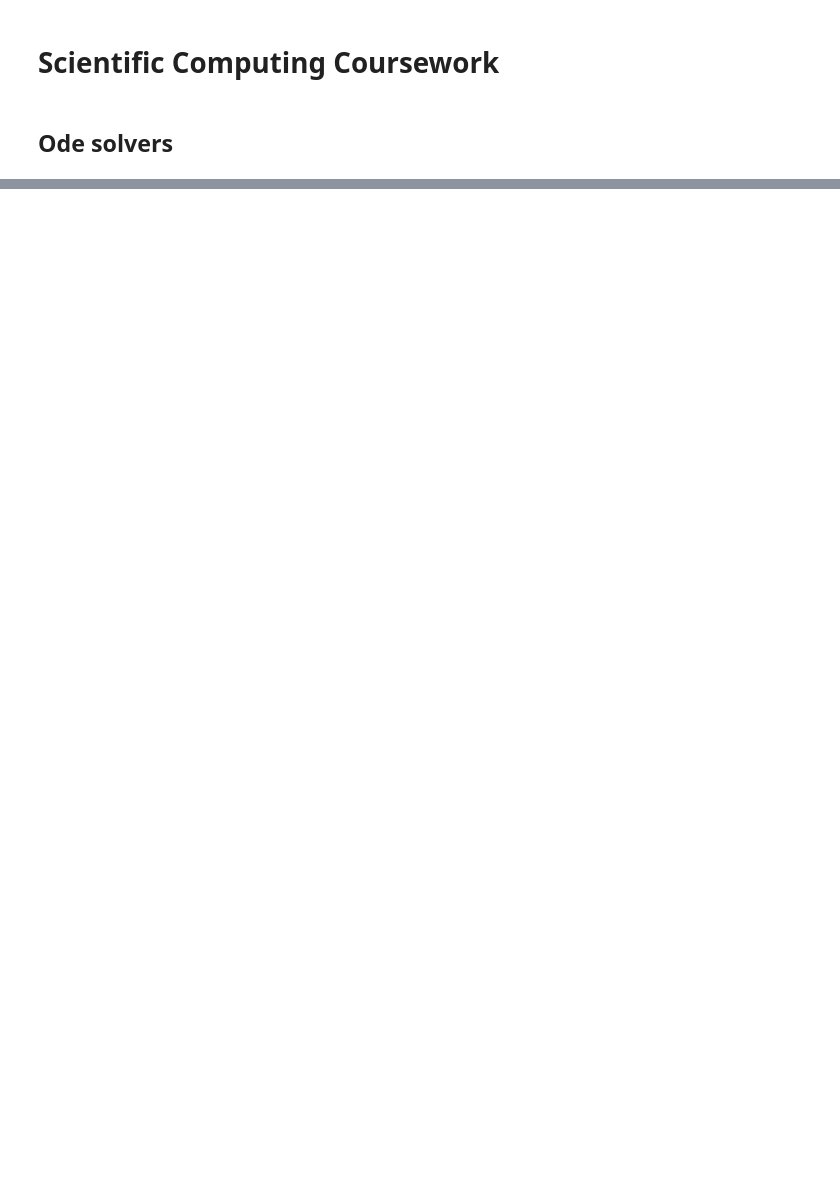
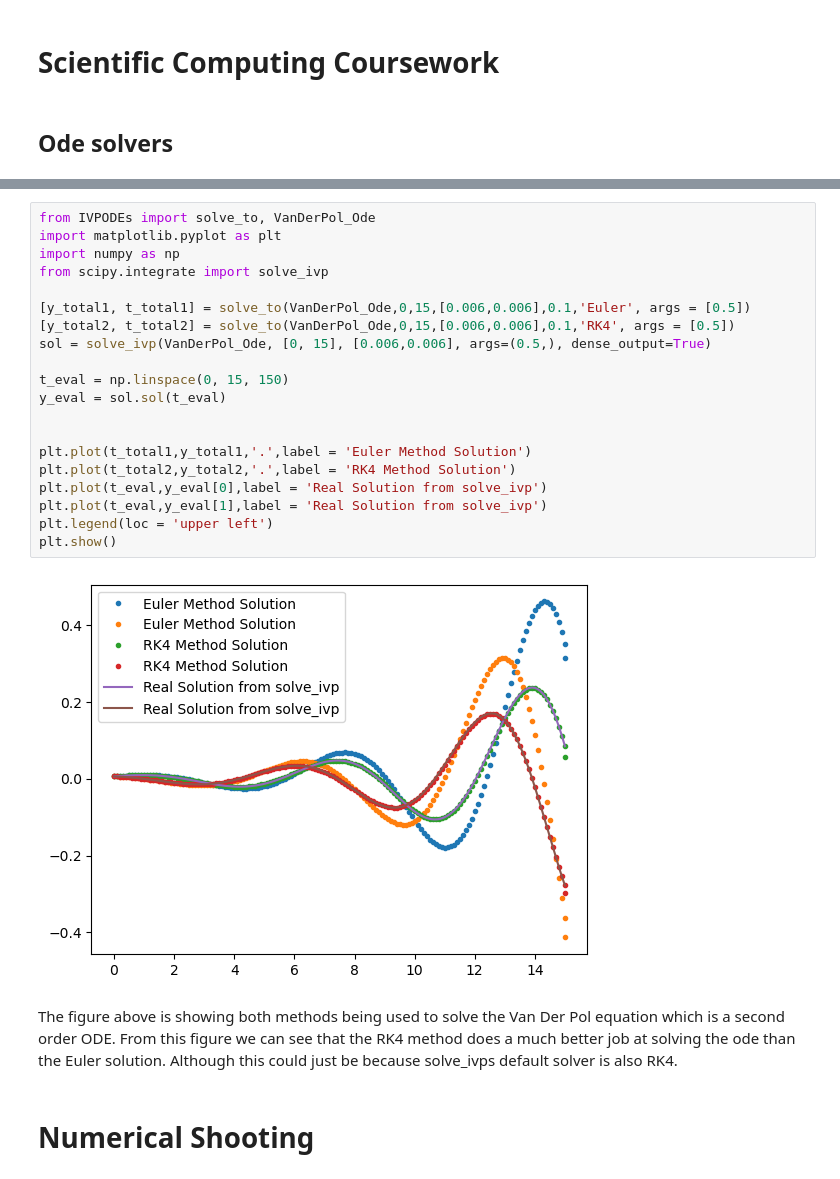
Before and after one commit to Jack904/SciCompCoursework, a Jupyter notebook: Scientific Computing Coursework Jack Gurney.ipynb, the cells around one changed output, grey strips where cells are left out. Drawn from its saved outputs; the diff is of its cells as text; blank space fills up the shorter version.

```diff
--- a/Scientific Computing Coursework Jack Gurney.ipynb
+++ b/Scientific Computing Coursework Jack Gurney.ipynb
@@ -12,0 +7,26 @@ ModuleNotFoundError: No module named 'IVPODES'
+# %%
+from IVPODEs import solve_to, VanDerPol_Ode
+import matplotlib.pyplot as plt
+import numpy as np
+from scipy.integrate import solve_ivp
+
+[y_total1, t_total1] = solve_to(VanDerPol_Ode,0,15,[0.006,0.006],0.1,'Euler', args = [0.5])
+[y_total2, t_total2] = solve_to(VanDerPol_Ode,0,15,[0.006,0.006],0.1,'RK4', args = [0.5])
+sol = solve_ivp(VanDerPol_Ode, [0, 15], [0.006,0.006], args=(0.5,), dense_output=True)
+
+t_eval = np.linspace(0, 15, 150)
+y_eval = sol.sol(t_eval)
+
+
+plt.plot(t_total1,y_total1,'.',label = 'Euler Method Solution')
+plt.plot(t_total2,y_total2,'.',label = 'RK4 Method Solution')
+plt.plot(t_eval,y_eval[0],label = 'Real Solution from solve_ivp')
+plt.plot(t_eval,y_eval[1],label = 'Real Solution from solve_ivp')
+plt.legend(loc = 'upper left')
+plt.show()
+# %% [output]
+[figure, added]
+# %% [markdown]
+The figure above is showing both methods being used to solve the Van Der Pol equation which is a second order ODE. From this figure we can see that the RK4 method does a much better job at solving the ode than the Euler solution. Although this could just be because solve_ivps default solver is also RK4.
+# %% [markdown]
+# Numerical Shooting
```
Also changed, not shown: parts of 3 cells of this notebook, 1 other file.
